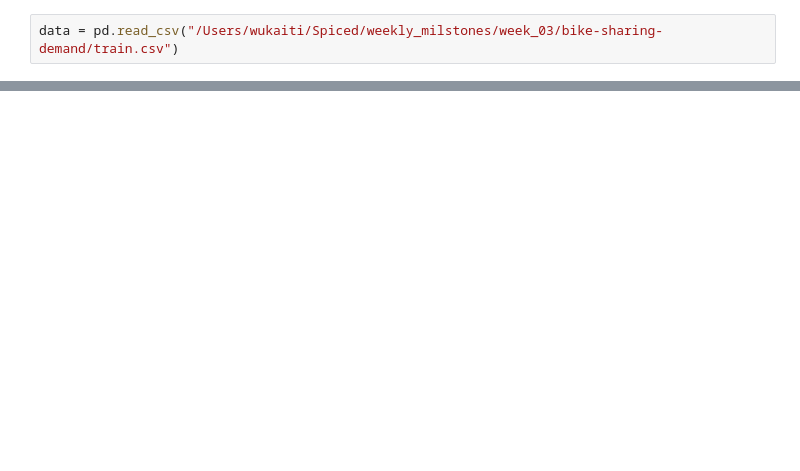
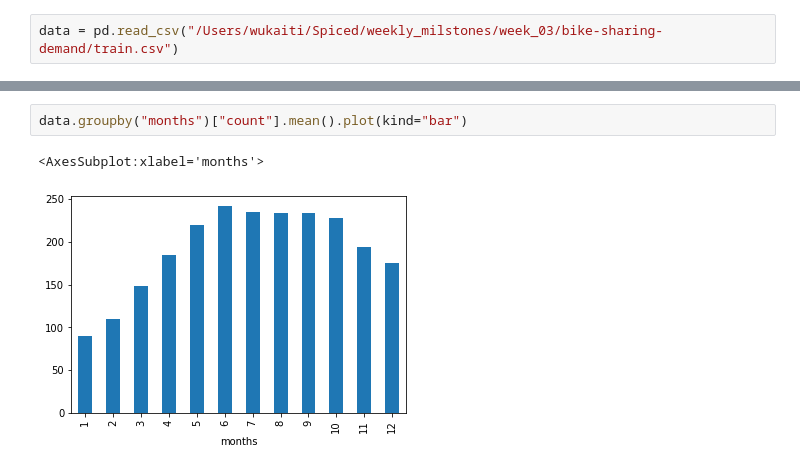
Before and after one commit to kaitiwu/Data_Science, a Jupyter notebook: week_03/week3_proj_bike_kw.ipynb, the cells around one changed output, grey strips where cells are left out. Cells and saved outputs as stored; diff of their text form; blank space fills up the shorter version.

```diff
--- a/week_03/week3_proj_bike_kw.ipynb
+++ b/week_03/week3_proj_bike_kw.ipynb
@@ -34,2 +90,7 @@ data = pd.read_csv("/Users/wukaiti/Spiced/weekly_milstones/week_03/bike-sharing-
+# %%
+data.groupby("months")["count"].mean().plot(kind="bar")
+# %% [output]
+<AxesSubplot:xlabel='months'>
+[figure, added]
 # %%
 data
```
Also changed, not shown: parts of 19 cells of this notebook.
